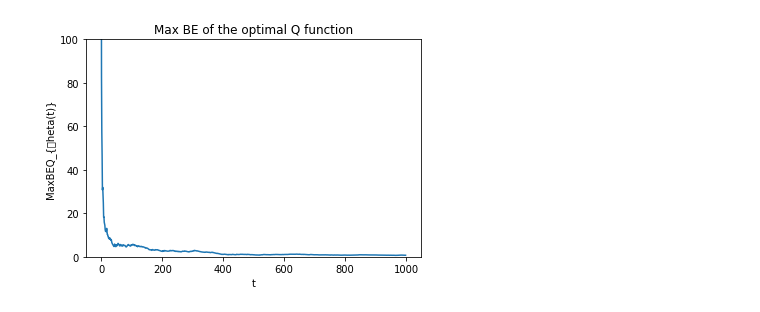
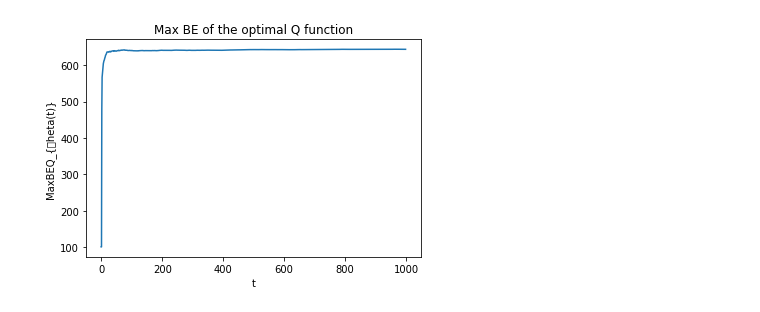
Before and after one commit to TheoMoins/IFT6085-Project, a Jupyter notebook: ZapQ_GraphProblem.ipynb, the cells around one changed output. Cells and saved outputs as stored; diff of their text form; code cells hidden in the pictures.

```diff
--- a/ZapQ_GraphProblem.ipynb
+++ b/ZapQ_GraphProblem.ipynb
@@ -9,10 +11,11 @@ import matplotlib.pyplot as plt
 import random
 # %%
 # This function is used to choose a randomized feasible action, given the current state:
-def ChooseAction(x,noise):
 
-    r = random.random()
-    if x==0:
+def ChooseActionOld(x,noise): # x is the current state, noise is a failure probability
+
+    r = random.random() # random variable in N(0,1)
+    if x==0: # if state 0
         if(r<0.5):
             a = 0
         else:
@@ -167,7 +276,7 @@ Qthetat_ZapQ_BEevolQ = np.zeros((T_small))
 for t in range(T):
 
     # ChooseAction will return the random action chosen in the current state AND the next state
-    xtp1at_m = ChooseAction(xt,noise)
+    xtp1at_m = ChooseAction(xt,noise,Qfun_ZapQ)
     xtp1 = xtp1at_m[0]
     at = xtp1at_m[1]
 
@@ -262,0 +399,2 @@ for t in range(T):
+# %%
+copy_Q_table = copy.deepcopy(Qfun_ZapQ)
@@ -263,13 +616,13 @@ for t in range(T):
 # %%
 TVEC1 = range(t_step,T,t_step)
 TVEC2 = range(1,T_small)
 
 plt.plot(Qthetat_ZapQ_BEevolQ[TVEC2])
-plt.ylim(0,100)
+#plt.ylim(0,100)
 plt.title('SNR 2 \rho = 0.85')
 plt.xlabel('t')
 plt.ylabel('MaxBEQ_{\theta(t)}')
 plt.title('Max BE of the optimal Q function')
 plt.show()
 # %% [output]
-[figure, old version]
+[figure, new version]
```
Also changed, not shown: parts of 10 cells of this notebook.
